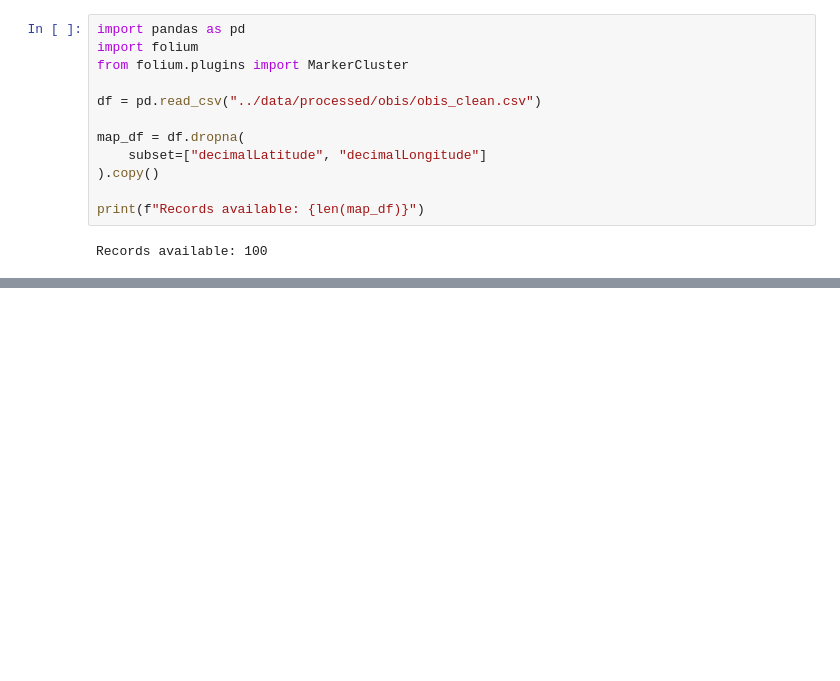
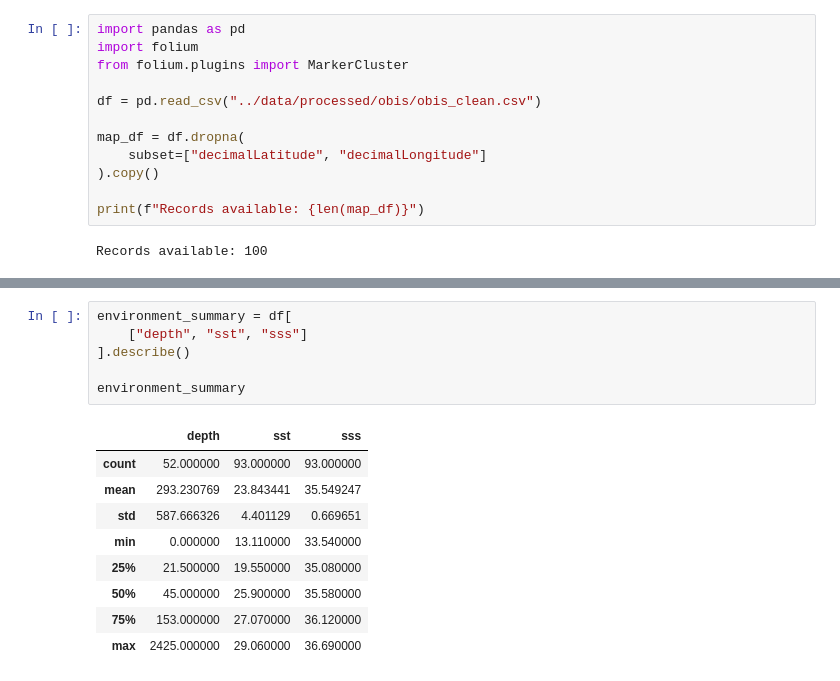
Before and after one commit to Bihan07/AI-Marine-Intelligence, a Jupyter notebook: notebooks/02_obis_map.ipynb, the cells around one changed output, grey strips where cells are left out. Drawn from its saved outputs; the diff is of its cells as text; blank space fills up the shorter version.

```diff
--- a/notebooks/02_obis_map.ipynb
+++ b/notebooks/02_obis_map.ipynb
@@ -112,0 +213,16 @@ m
+# %%
+environment_summary = df[
+    ["depth", "sst", "sss"]
+].describe()
+
+environment_summary
+# %% [output]
+|  | depth | sst | sss |
+| count | 52.000000 | 93.000000 | 93.000000 |
+| mean | 293.230769 | 23.843441 | 35.549247 |
+| std | 587.666326 | 4.401129 | 0.669651 |
+| min | 0.000000 | 13.110000 | 33.540000 |
+| 25% | 21.500000 | 19.550000 | 35.080000 |
+| 50% | 45.000000 | 25.900000 | 35.580000 |
+| 75% | 153.000000 | 27.070000 | 36.120000 |
+| max | 2425.000000 | 29.060000 | 36.690000 |
```
Also changed, not shown: parts of 12 cells of this notebook, 2 other files.
